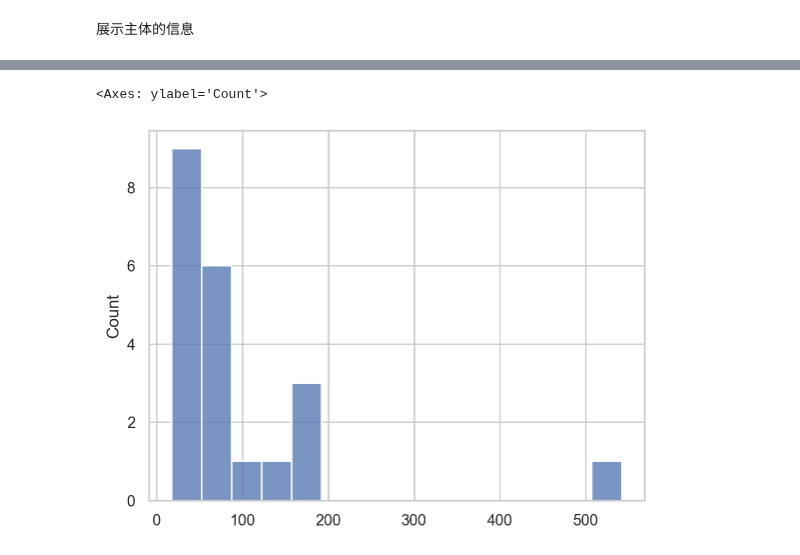
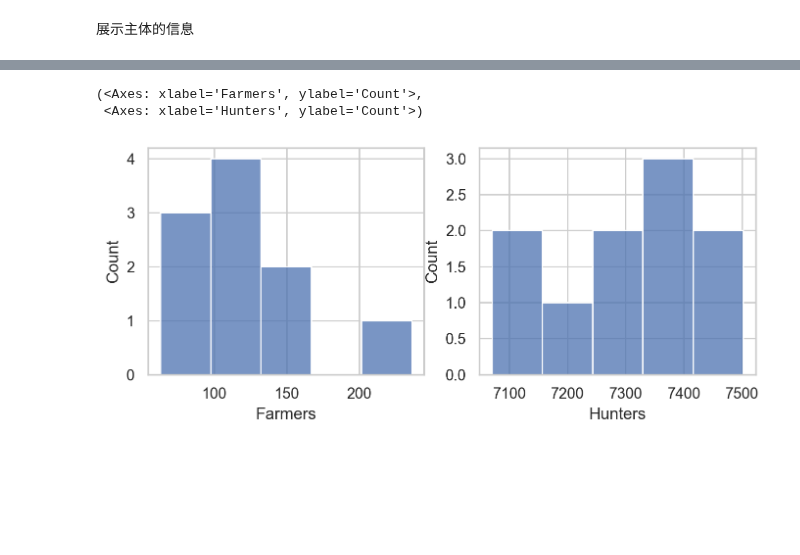
Before and after one commit to SongshGeo/South-China-Livehood-Evolution, a Jupyter notebook: docs/demo.ipynb, the cells around one changed output, grey strips where cells are left out. Drawn from its saved outputs; the diff is of its cells as text; code cells hidden in the pictures; blank space fills up the shorter version.

```diff
--- a/docs/demo.ipynb
+++ b/docs/demo.ipynb
@@ -42,6 +42,7 @@ with rasterio.open(cfg.db.lim_h) as dataset:
 from abses_sce.model import Model
 
 model = Model(parameters=cfg)
+model.params.save_plots = False
 # %% [markdown]
 增加了初始的 Hunters，随机生成在地图上
 # %%
@@ -83,7 +95,8 @@ model.farmers
 # %%
 import seaborn as sns
 
-sns.histplot(model.farmers.array("size"))
+model.plot.histplot()
 # %% [output]
-<Axes: ylabel='Count'>
+(<Axes: xlabel='Farmers', ylabel='Count'>,
+ <Axes: xlabel='Hunters', ylabel='Count'>)
-[figure, old version]
+[figure, new version]
```
Also changed, not shown: parts of 7 cells of this notebook, 2 other files.
